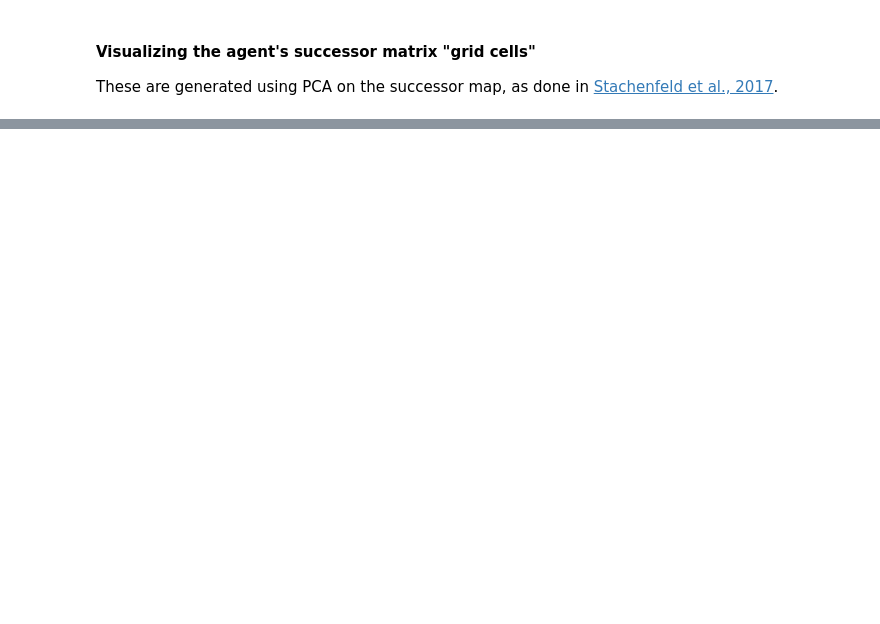
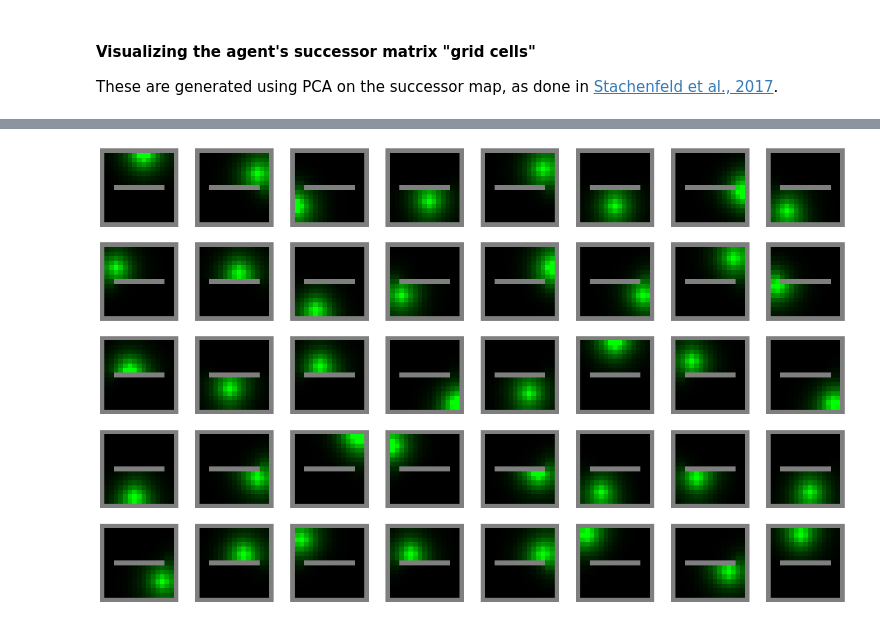
Before and after one commit to awjuliani/neuro-nav, a Jupyter notebook: notebooks/representation_experiments.ipynb, the cells around one changed output, grey strips where cells are left out. Saved outputs shown, nothing was run; the diff lists cells and outputs as text; code cells hidden in the pictures; blank space fills up the shorter version.

```diff
--- a/notebooks/representation_experiments.ipynb
+++ b/notebooks/representation_experiments.ipynb
@@ -121,0 +153,4 @@ for j in range(x):
+# %%
+plot_sr_maps(m_map)
+# %% [output]
+[figure, added]
```
Also changed, not shown: parts of 5 cells of this notebook.
